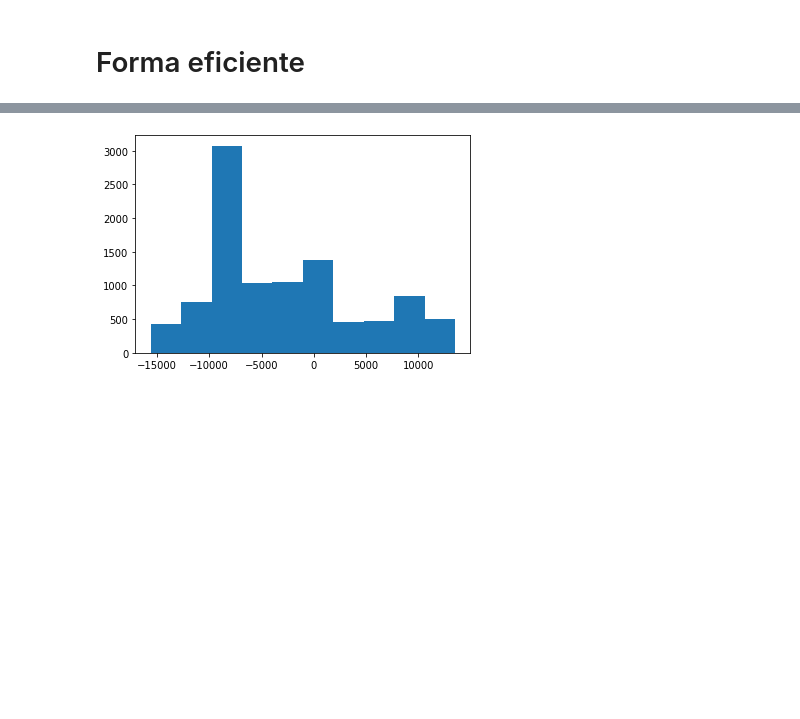
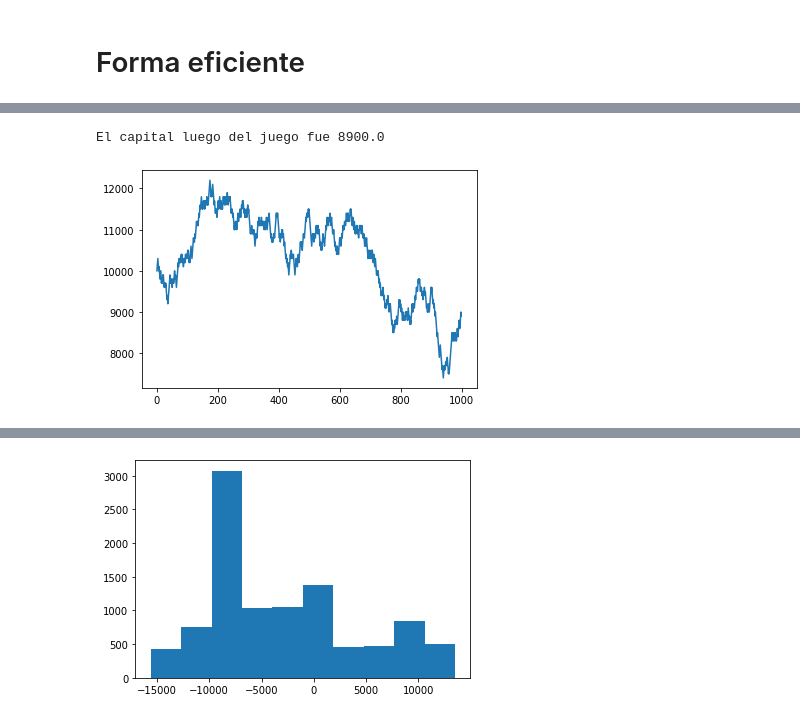
Before and after one commit to patybume10/SPF-2020-I-G1, a Jupyter notebook: TEMA-2/Clase8_SimulacionMontecarlo.ipynb, the cells around one changed output, grey strips where cells are left out. Saved outputs shown, nothing was run; the diff lists cells and outputs as text; code cells hidden in the pictures; blank space fills up the shorter version.

```diff
--- a/TEMA-2/Clase8_SimulacionMontecarlo.ipynb
+++ b/TEMA-2/Clase8_SimulacionMontecarlo.ipynb
@@ -202,3 +239,11 @@ El capital luego del juego fue 9100.0
+# %%
+ccapital = apostador(10000, 100, 1000)
+print('El capital luego del juego fue',ccapital[-1]);
+plt.plot(ccapital)
+plt.show()
+# %% [output]
+El capital luego del juego fue 8900.0
+[figure, added]
 # %%
 # (Montecarlo) Simular 100 escenarios en donde cada apuesta es (100)
 # 50, 100, 1000 y 10000 veces. ¿Qué pasa?
```
Also changed, not shown: parts of 11 cells of this notebook, 2 other files.
